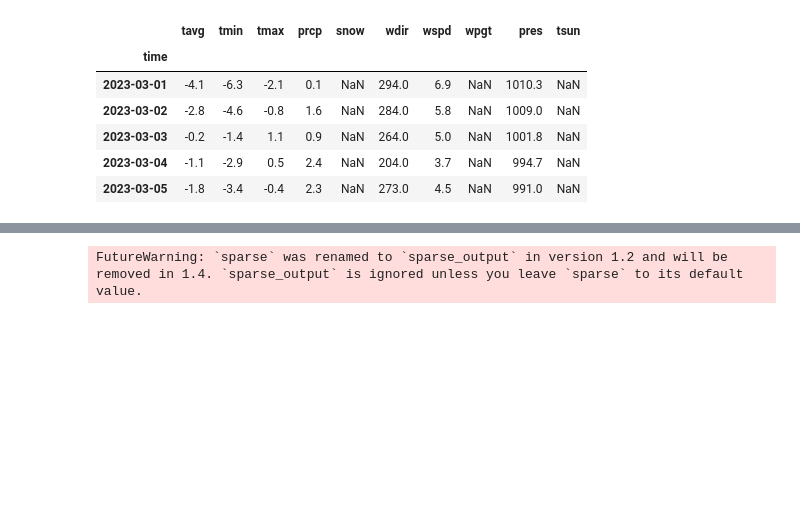
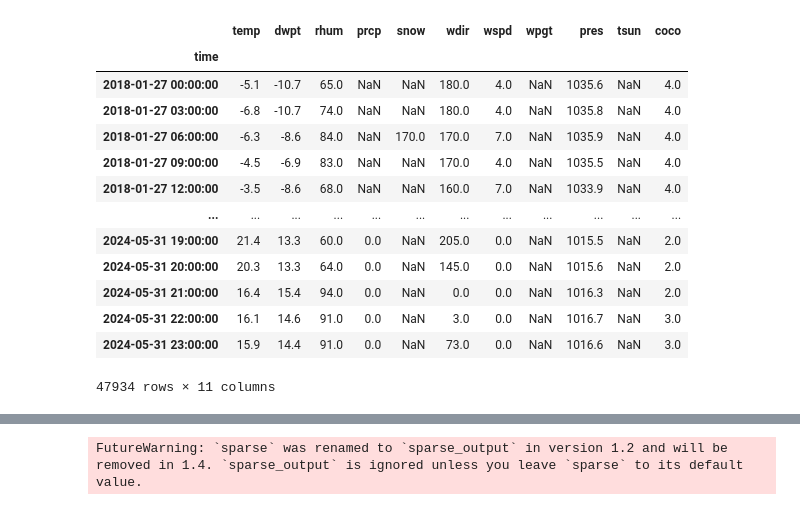
Before and after one commit to badubidabambirimbum/Parsing-weather-forecasts, a Jupyter notebook: create_dataset/analitic_temp.ipynb, the cells around one changed output, grey strips where cells are left out. Drawn from its saved outputs; the diff is of its cells as text; code cells hidden in the pictures; blank space fills up the shorter version.

```diff
--- a/create_dataset/analitic_temp.ipynb
+++ b/create_dataset/analitic_temp.ipynb
@@ -52,33 +59,41 @@ df1.head()
 # %%
 # Функция для получения координат города
 def get_city_coordinates(city_name):
     geolocator = Nominatim(user_agent="weather_data_fetcher")
     location = geolocator.geocode(city_name)
     return location.latitude, location.longitude
 
 city_name = "Moscow"
 latitude, longitude = get_city_coordinates(city_name)
 
 # start = datetime(2005, 2, 1)
 # end = datetime(2024, 5, 26)
-start = datetime(2023, 3, 1)
-end = datetime(2024, 5, 31)
+start = datetime(2018, 1, 27)
+end = datetime(2024, 5, 31, 23, 59)
 
 
 location = Point(latitude, longitude)
 
-df2 = Daily(location, start, end)
+# df2 = Hourly(location, start, end)
+df2 = Hourly('27612', start, end)
 df2 = df2.fetch()
 
-df2.head()
+df2
 # %% [output]
-|  | tavg | tmin | tmax | prcp | snow | wdir | wspd | wpgt | pres | tsun |
-| time |  |  |  |  |  |  |  |  |  |  |
-| 2023-03-01 | -4.1 | -6.3 | -2.1 | 0.1 | NaN | 294.0 | 6.9 | NaN | 1010.3 | NaN |
-| 2023-03-02 | -2.8 | -4.6 | -0.8 | 1.6 | NaN | 284.0 | 5.8 | NaN | 1009.0 | NaN |
-| 2023-03-03 | -0.2 | -1.4 | 1.1 | 0.9 | NaN | 264.0 | 5.0 | NaN | 1001.8 | NaN |
-| 2023-03-04 | -1.1 | -2.9 | 0.5 | 2.4 | NaN | 204.0 | 3.7 | NaN | 994.7 | NaN |
-| 2023-03-05 | -1.8 | -3.4 | -0.4 | 2.3 | NaN | 273.0 | 4.5 | NaN | 991.0 | NaN |
+|  | temp | dwpt | rhum | prcp | snow | wdir | wspd | wpgt | pres | tsun | coco |
+| time |  |  |  |  |  |  |  |  |  |  |  |
+| 2018-01-27 00:00:00 | -5.1 | -10.7 | 65.0 | NaN | NaN | 180.0 | 4.0 | NaN | 1035.6 | NaN | 4.0 |
+| 2018-01-27 03:00:00 | -6.8 | -10.7 | 74.0 | NaN | NaN | 180.0 | 4.0 | NaN | 1035.8 | NaN | 4.0 |
+| 2018-01-27 06:00:00 | -6.3 | -8.6 | 84.0 | NaN | 170.0 | 170.0 | 7.0 | NaN | 1035.9 | NaN | 4.0 |
+| 2018-01-27 09:00:00 | -4.5 | -6.9 | 83.0 | NaN | NaN | 170.0 | 4.0 | NaN | 1035.5 | NaN | 4.0 |
+| 2018-01-27 12:00:00 | -3.5 | -8.6 | 68.0 | NaN | NaN | 160.0 | 7.0 | NaN | 1033.9 | NaN | 4.0 |
+| ... | ... | ... | ... | ... | ... | ... | ... | ... | ... | ... | ... |
+| 2024-05-31 19:00:00 | 21.4 | 13.3 | 60.0 | 0.0 | NaN | 205.0 | 0.0 | NaN | 1015.5 | NaN | 2.0 |
+| 2024-05-31 20:00:00 | 20.3 | 13.3 | 64.0 | 0.0 | NaN | 145.0 | 0.0 | NaN | 1015.6 | NaN | 2.0 |
+| 2024-05-31 21:00:00 | 16.4 | 15.4 | 94.0 | 0.0 | NaN | 0.0 | 0.0 | NaN | 1016.3 | NaN | 2.0 |
+| 2024-05-31 22:00:00 | 16.1 | 14.6 | 91.0 | 0.0 | NaN | 3.0 | 0.0 | NaN | 1016.7 | NaN | 3.0 |
+| 2024-05-31 23:00:00 | 15.9 | 14.4 | 91.0 | 0.0 | NaN | 73.0 | 0.0 | NaN | 1016.6 | NaN | 3.0 |
+47934 rows × 11 columns
 # %%
 df2.reset_index(inplace=True)
 df2['time'] = pd.to_datetime(df2['time'], format='%d.%m.%Y %H:%M')
```
Also changed, not shown: parts of 18 cells of this notebook, 33 other files.
